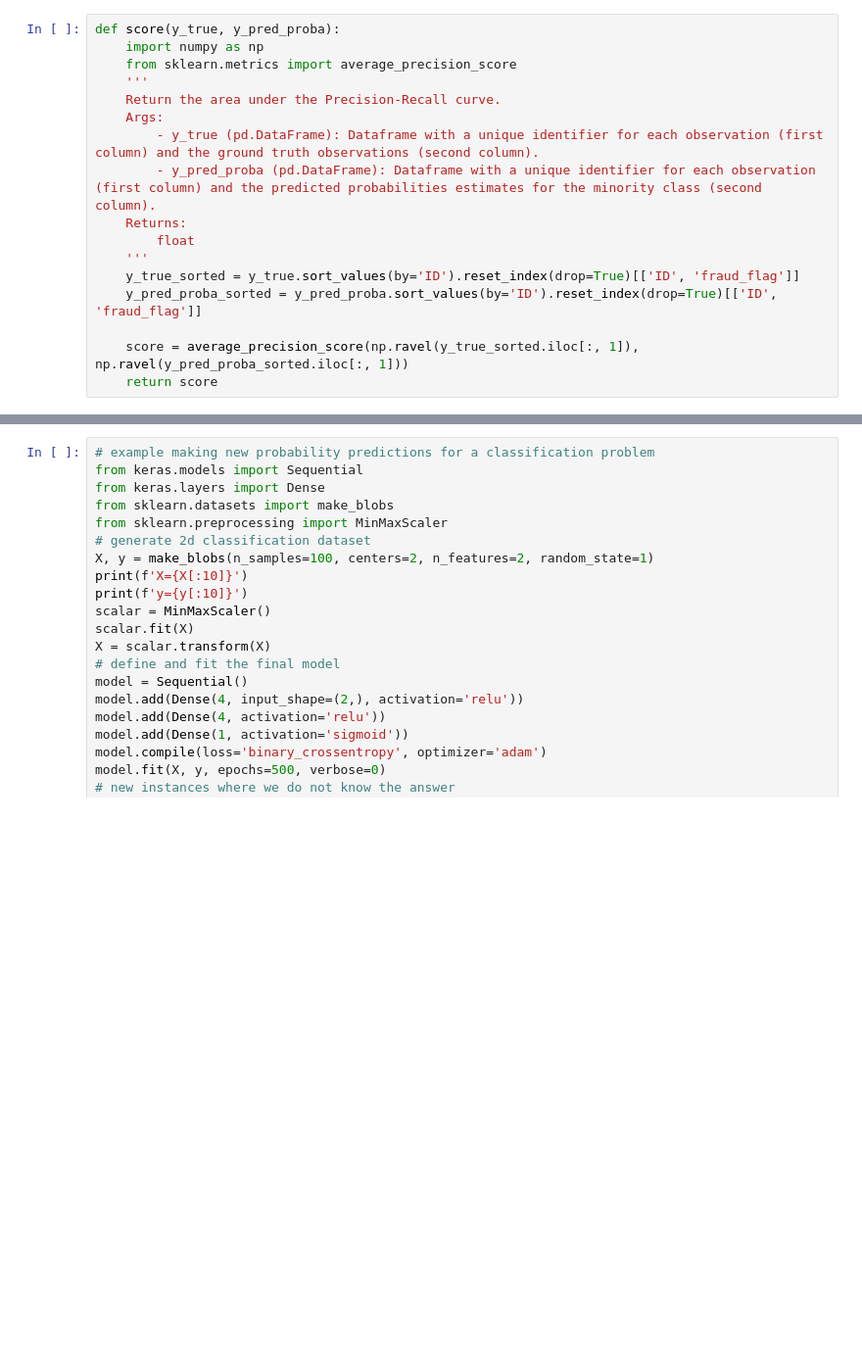
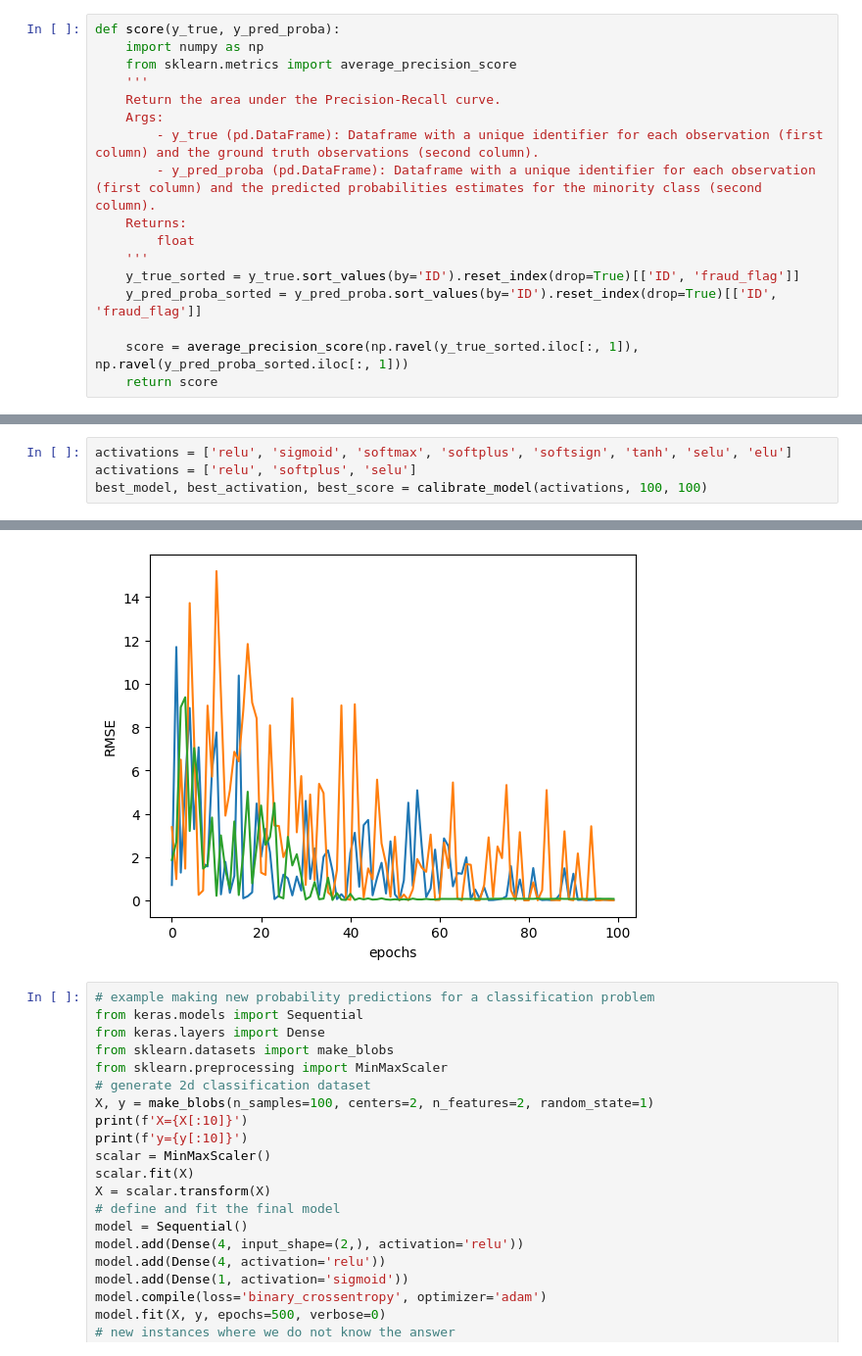
Before and after one commit to OncleBobby/kaggle-competitions, a Jupyter notebook: notebooks/fraud_keras.ipynb, the cells around one changed output, grey strips where cells are left out. Shown: that part at 98% size. Cells and saved outputs as stored; diff of their text form; blank space fills up the shorter version.

```diff
--- a/notebooks/fraud_keras.ipynb
+++ b/notebooks/fraud_keras.ipynb
@@ -87,0 +128,5 @@ NameError: name 'model' is not defined
+# %%
+activations = ['relu', 'sigmoid', 'softmax', 'softplus', 'softsign', 'tanh', 'selu', 'elu']
+activations = ['relu', 'softplus', 'selu']
+best_model, best_activation, best_score = calibrate_model(activations, 100, 100)
+# %% [output]
@@ -88,3 +143,4 @@ NameError: name 'model' is not defined
+[figure, added]
 # %%
 # example making new probability predictions for a classification problem
 from keras.models import Sequential
```
Also changed, not shown: parts of 5 cells of this notebook, 6 other files.
